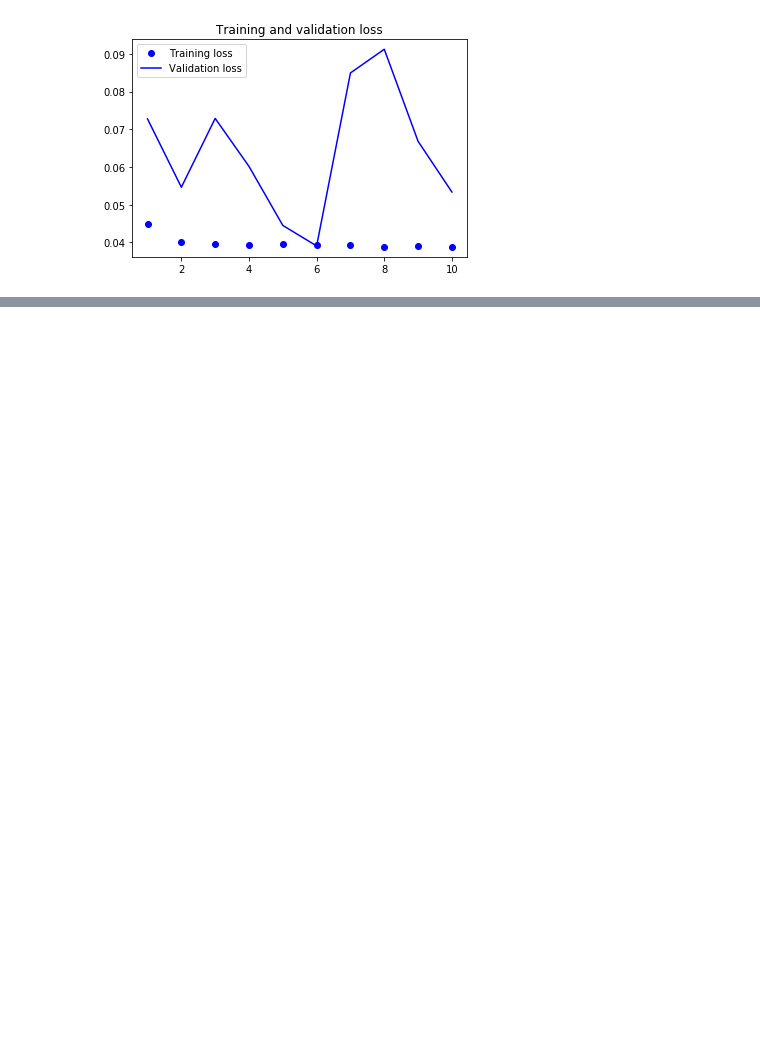
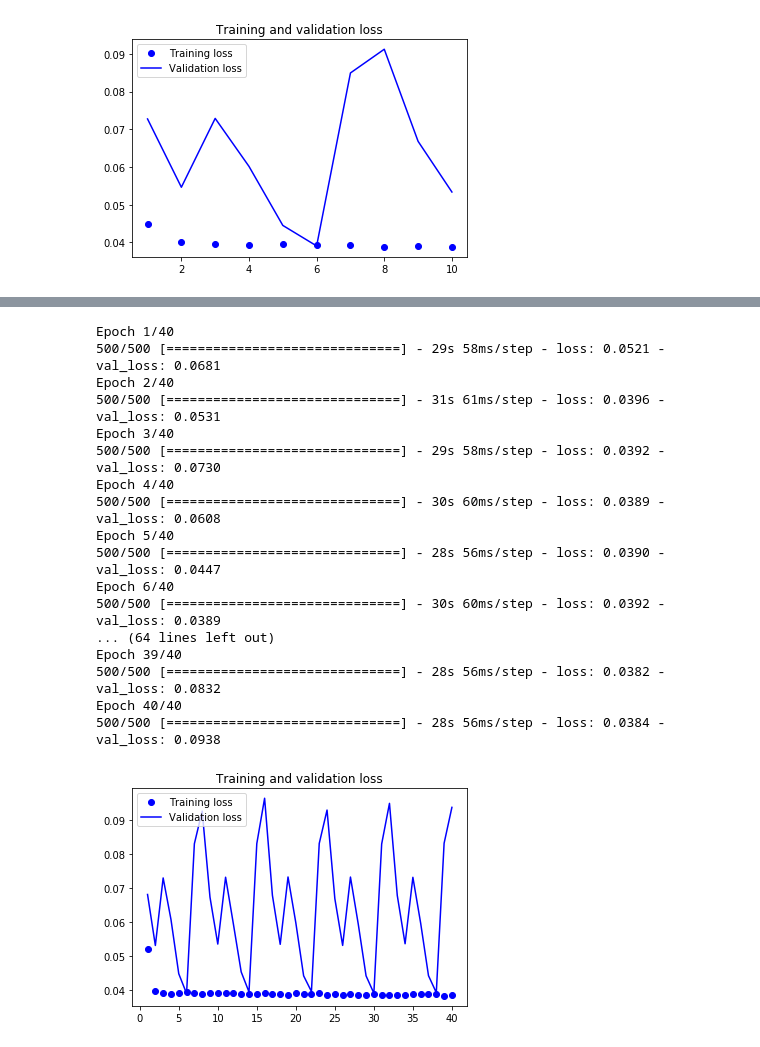
Before and after one commit to lauracarpaciu/Avocado-Prices, a Jupyter notebook: Avocado.ipynb, the cells around one changed output, grey strips where cells are left out. Drawn from its saved outputs; the diff is of its cells as text; code cells hidden in the pictures; blank space fills up the shorter version.

```diff
--- a/Avocado.ipynb
+++ b/Avocado.ipynb
@@ -127,0 +170,40 @@ Epoch 10/10
+# %%
+from keras.models import Sequential
+from keras import layers
+from keras.optimizers import RMSprop
+model = Sequential()
+model.add(layers.GRU(32, dropout=0.2, recurrent_dropout=0.2,input_shape=(None, dataset.shape[-1])))
+model.add(layers.Dense(1))
+
+model.compile(optimizer=RMSprop(), loss='mae')
+
+history = model.fit_generator(train_data_gen,steps_per_epoch=500,epochs=40,validation_data=val_data_gen,
+validation_steps=val_steps)
+loss = history.history['loss']
+val_loss = history.history['val_loss']
+epochs = range(1, len(loss) + 1)
+plt.figure()
+plt.plot(epochs, loss, 'bo', label='Training loss')
+plt.plot(epochs, val_loss, 'b', label='Validation loss')
+plt.title('Training and validation loss')
+plt.legend()
+plt.show()
+# %% [output]
+Epoch 1/40
+500/500 [==============================] - 29s 58ms/step - loss: 0.0521 - val_loss: 0.0681
+Epoch 2/40
+500/500 [==============================] - 31s 61ms/step - loss: 0.0396 - val_loss: 0.0531
+Epoch 3/40
+500/500 [==============================] - 29s 58ms/step - loss: 0.0392 - val_loss: 0.0730
+Epoch 4/40
+500/500 [==============================] - 30s 60ms/step - loss: 0.0389 - val_loss: 0.0608
+Epoch 5/40
+500/500 [==============================] - 28s 56ms/step - loss: 0.0390 - val_loss: 0.0447
+Epoch 6/40
+500/500 [==============================] - 30s 60ms/step - loss: 0.0392 - val_loss: 0.0389
+... (64 lines left out)
+Epoch 39/40
+500/500 [==============================] - 28s 56ms/step - loss: 0.0382 - val_loss: 0.0832
+Epoch 40/40
+500/500 [==============================] - 28s 56ms/step - loss: 0.0384 - val_loss: 0.0938
+[figure, added]
```
Also changed, not shown: parts of 9 cells of this notebook.
